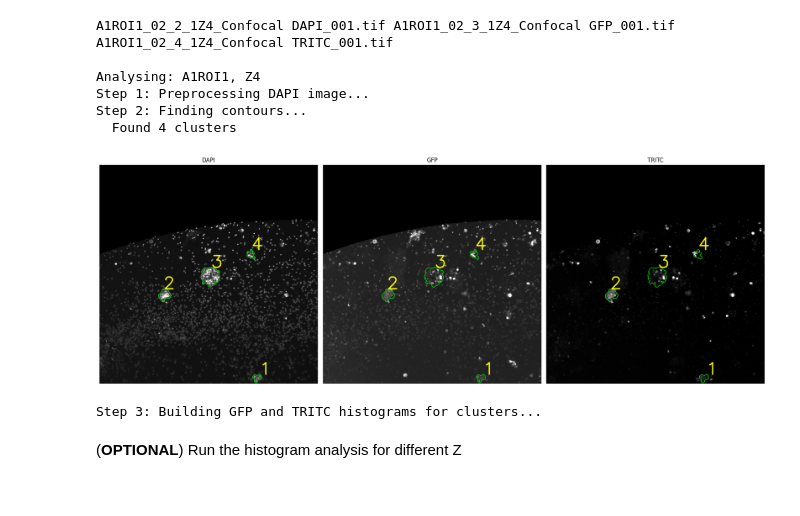
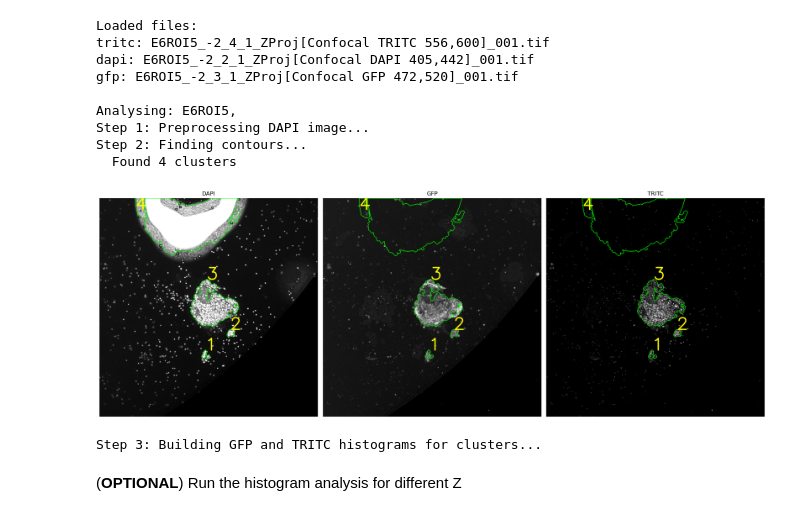
Before and after one commit to kuko6/roi-analysis, a Jupyter notebook: roi_analysis.ipynb, the cells around one changed output. Cells and saved outputs as stored; diff of their text form; code cells hidden in the pictures.

```diff
--- a/roi_analysis.ipynb
+++ b/roi_analysis.ipynb
@@ -1,25 +1,29 @@
 # %%
 from src.processing import RoiAnalyser
 # %%
-DATA_DIR = "data"  # input data directory path
+DATA_DIR = "data/#2451333014_ZProj_B IVA76"  # input data directory path
 OUTPUT_DIR = "out"  # output results directory path
 PLOT = True  # whether to show plots
 
 SIZE_THRESHOLD = 3000  # size threshold for filtering clusters
 # %%
-dapi_path = "A1ROI1_02_2_1Z4_Confocal DAPI_001.tif"  # change me
+roi_name = "E6ROI5"
+analyser = RoiAnalyser(DATA_DIR, roi_name, OUTPUT_DIR, PLOT, SIZE_THRESHOLD)
+# analyser = RoiAnalyser(DATA_DIR, roi_name, OUTPUT_DIR, PLOT, SIZE_THRESHOLD, opening_kernel=13, dilatation_kernel=7, dilatation_iter=1, opening_iter=2)
 
-analyser = RoiAnalyser(DATA_DIR, OUTPUT_DIR, PLOT, SIZE_THRESHOLD)
-# analyser = RoiAnalyser(DATA_DIR, OUTPUT_DIR, PLOT, SIZE_THRESHOLD, opening_kernel=13, dilatation_kernel=7, dilatation_iter=1, opening_iter=2)
-clusters, channel_histograms, figure = analyser.run_analysis(dapi_path)
+z = ""
+clusters, channel_histograms = analyser.run_analysis(z)
 # %% [output]
-A1ROI1_02_2_1Z4_Confocal DAPI_001.tif A1ROI1_02_3_1Z4_Confocal GFP_001.tif A1ROI1_02_4_1Z4_Confocal TRITC_001.tif
+Loaded files:
+tritc: E6ROI5_-2_4_1_ZProj[Confocal TRITC 556,600]_001.tif
+dapi: E6ROI5_-2_2_1_ZProj[Confocal DAPI 405,442]_001.tif
+gfp: E6ROI5_-2_3_1_ZProj[Confocal GFP 472,520]_001.tif
 
-Analysing: A1ROI1, Z4
+Analysing: E6ROI5,
 Step 1: Preprocessing DAPI image...
 Step 2: Finding contours...
   Found 4 clusters
-[figure, old version]
+[figure, new version]
 Step 3: Building GFP and TRITC histograms for clusters...
 # %% [markdown]
 (**OPTIONAL**) Run the histogram analysis for different Z
```
Also changed, not shown: parts of 3 cells of this notebook, 1 other file.
